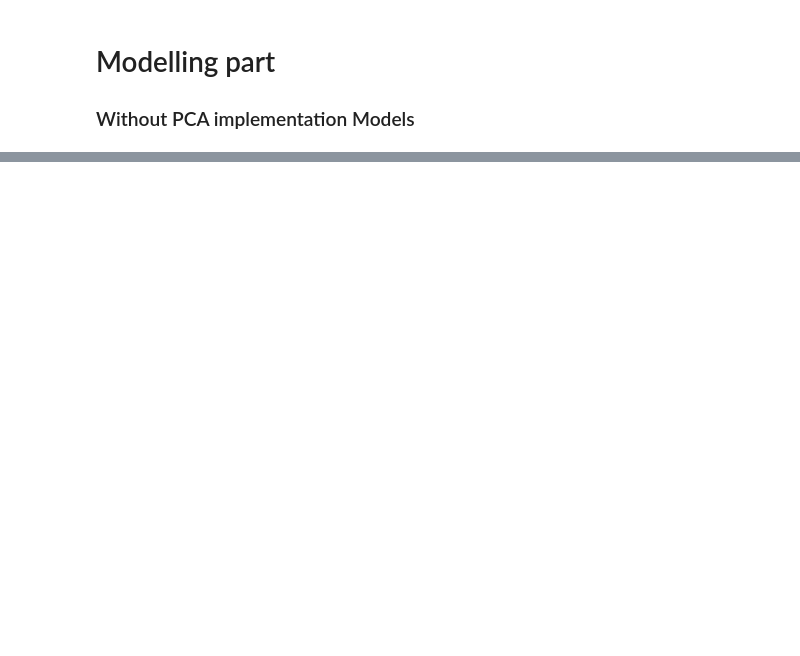
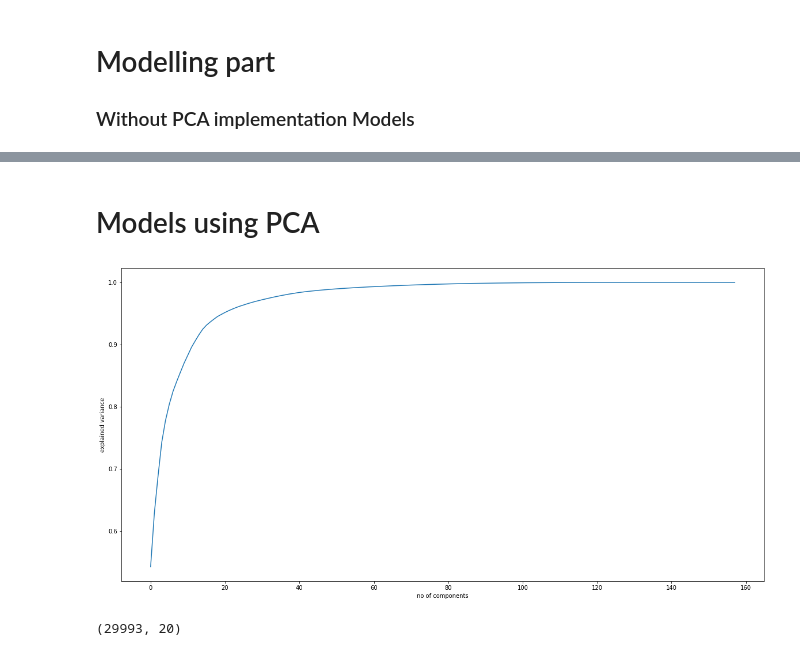
Before and after one commit to jagadeesh-gajula/Telecom-Churn-Prediction, a Jupyter notebook: Telecom Churn Case Study.ipynb, the cells around one changed output, grey strips where cells are left out. Cells and saved outputs as stored; diff of their text form; code cells hidden in the pictures; blank space fills up the shorter version.

```diff
--- a/Telecom Churn Case Study.ipynb
+++ b/Telecom Churn Case Study.ipynb
@@ -328,4 +288,18 @@ plt.show()
+# %%
+#lets only take date number and remove month and year.
+def datemap(x):
+    try:
+        x = x.split('/')[1]
+        return int(x)
+    except:
+        return 0
+
+# applying for all date columns
+for i in dates:
+    df[i] = df[i].astype(str).apply(lambda x:datemap(x))
 # %% [markdown]
 # Modelling part
 
 ### Without PCA implementation Models
+# %%
+pca_df=df.copy()
@@ -331,0 +511,28 @@ plt.show()
+# %% [markdown]
+# Models using PCA
+# %%
+from sklearn.preprocessing import MinMaxScaler
+scale = MinMaxScaler()
+target = pca_df.label
+pca_df = scale.fit_transform(pca_df.drop('label',axis=1))
+# %%
+#Improting the PCA module
+from sklearn.decomposition import PCA
+pca = PCA(svd_solver='randomized', random_state=42)
+pca.fit(pca_df)
+
+#Making the screeplot
+fig = plt.figure(figsize = (20,10))
+plt.plot(np.cumsum(pca.explained_variance_ratio_))
+plt.xlabel('no of components')
+plt.ylabel('explained variance')
+plt.show()
+# %% [output]
+[figure, added]
+# %%
+from sklearn.decomposition import IncrementalPCA
+pca_1 = IncrementalPCA(n_components=20)
+pca_df = pca_1.fit_transform(pca_df)
+pca_df.shape
+# %% [output]
+(29993, 20)
```
Also changed, not shown: parts of 24 cells of this notebook.
